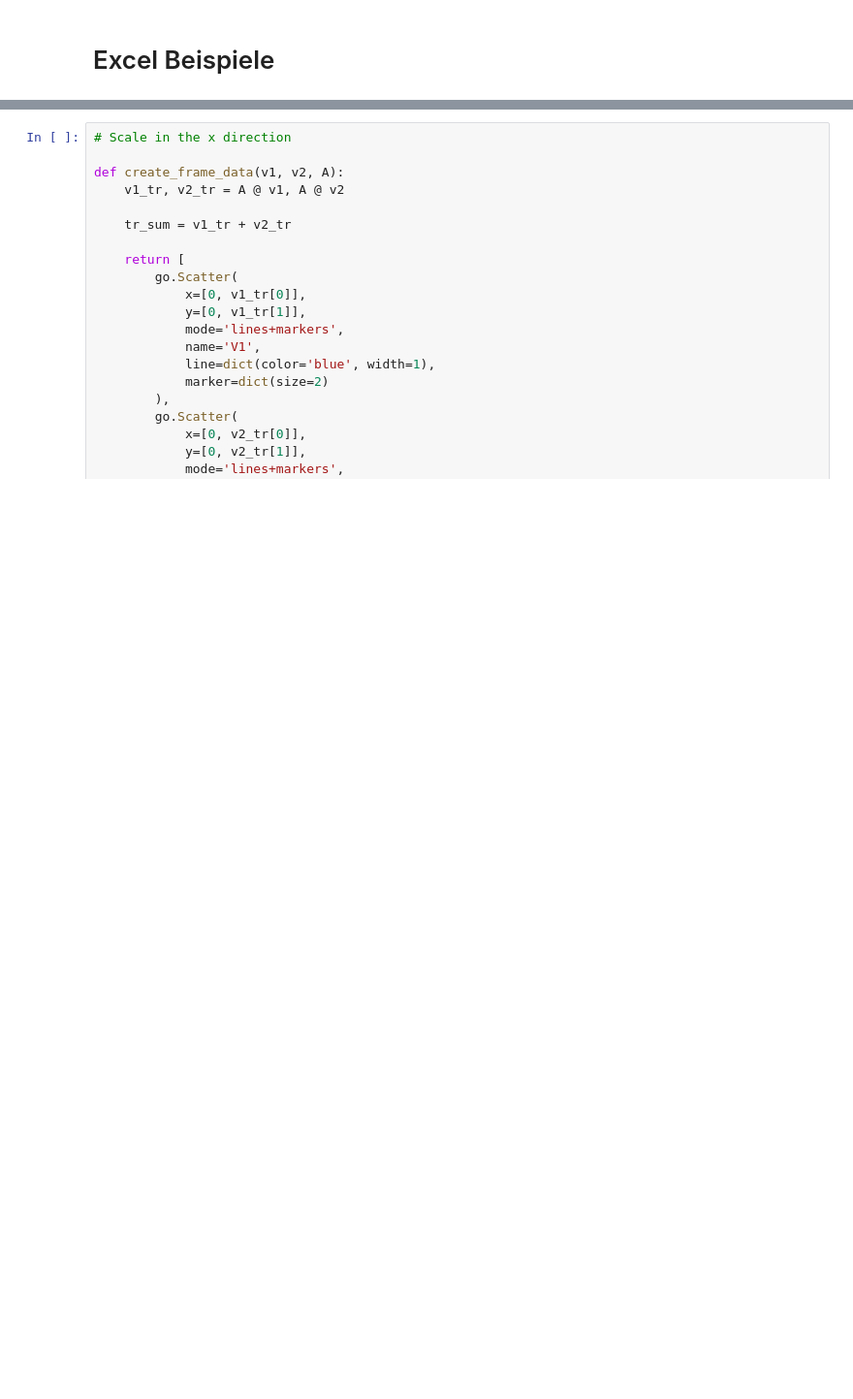
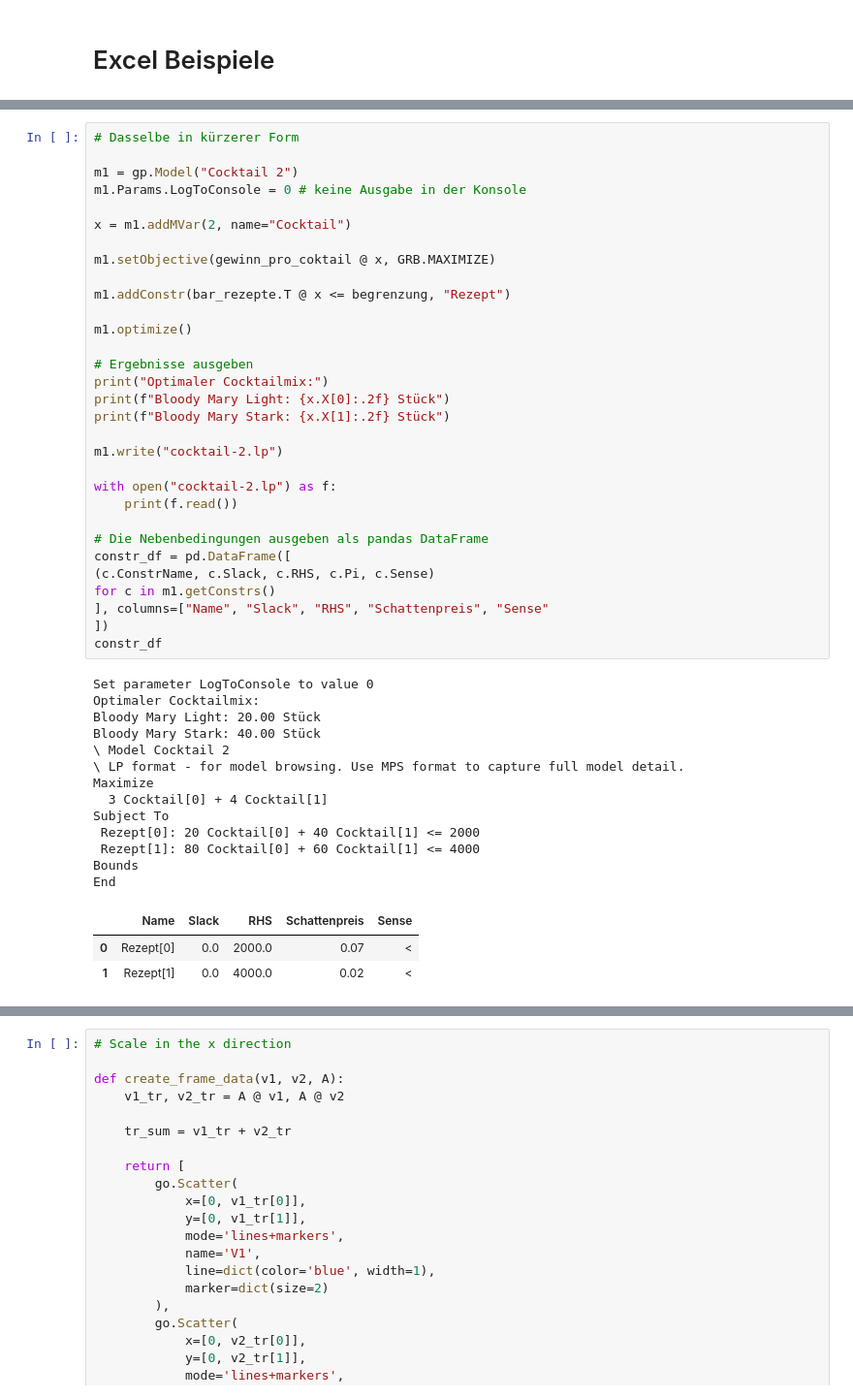
Before and after one commit to febse/opt2025-de, a Jupyter notebook: Lineare-Algebra-Ex.ipynb, the cells around one changed output, grey strips where cells are left out. Shown at 97% size. Cells and saved outputs as stored; diff of their text form; blank space fills up the shorter version.

```diff
--- a/Lineare-Algebra-Ex.ipynb
+++ b/Lineare-Algebra-Ex.ipynb
@@ -186,0 +115,48 @@ array([4, 4])
+# %%
+# Dasselbe in kürzerer Form
+
+m1 = gp.Model("Cocktail 2")
+m1.Params.LogToConsole = 0 # keine Ausgabe in der Konsole
+
+x = m1.addMVar(2, name="Cocktail")
+
+m1.setObjective(gewinn_pro_coktail @ x, GRB.MAXIMIZE)
+
+m1.addConstr(bar_rezepte.T @ x <= begrenzung, "Rezept")
+
+m1.optimize()
+
+# Ergebnisse ausgeben
+print("Optimaler Cocktailmix:")
+print(f"Bloody Mary Light: {x.X[0]:.2f} Stück")
+print(f"Bloody Mary Stark: {x.X[1]:.2f} Stück")
+
+m1.write("cocktail-2.lp")
+
+with open("cocktail-2.lp") as f:
+    print(f.read())
+
+# Die Nebenbedingungen ausgeben als pandas DataFrame
+constr_df = pd.DataFrame([
+(c.ConstrName, c.Slack, c.RHS, c.Pi, c.Sense)
+for c in m1.getConstrs()
+], columns=["Name", "Slack", "RHS", "Schattenpreis", "Sense"
+])
+constr_df
+# %% [output]
+Set parameter LogToConsole to value 0
+Optimaler Cocktailmix:
+Bloody Mary Light: 20.00 Stück
+Bloody Mary Stark: 40.00 Stück
+\ Model Cocktail 2
+\ LP format - for model browsing. Use MPS format to capture full model detail.
+Maximize
+  3 Cocktail[0] + 4 Cocktail[1]
+Subject To
+ Rezept[0]: 20 Cocktail[0] + 40 Cocktail[1] <= 2000
+ Rezept[1]: 80 Cocktail[0] + 60 Cocktail[1] <= 4000
+Bounds
+End
+|  | Name | Slack | RHS | Schattenpreis | Sense |
+| 0 | Rezept[0] | 0.0 | 2000.0 | 0.07 | < |
+| 1 | Rezept[1] | 0.0 | 4000.0 | 0.02 | < |
```
Also changed, not shown: parts of 28 cells of this notebook.
